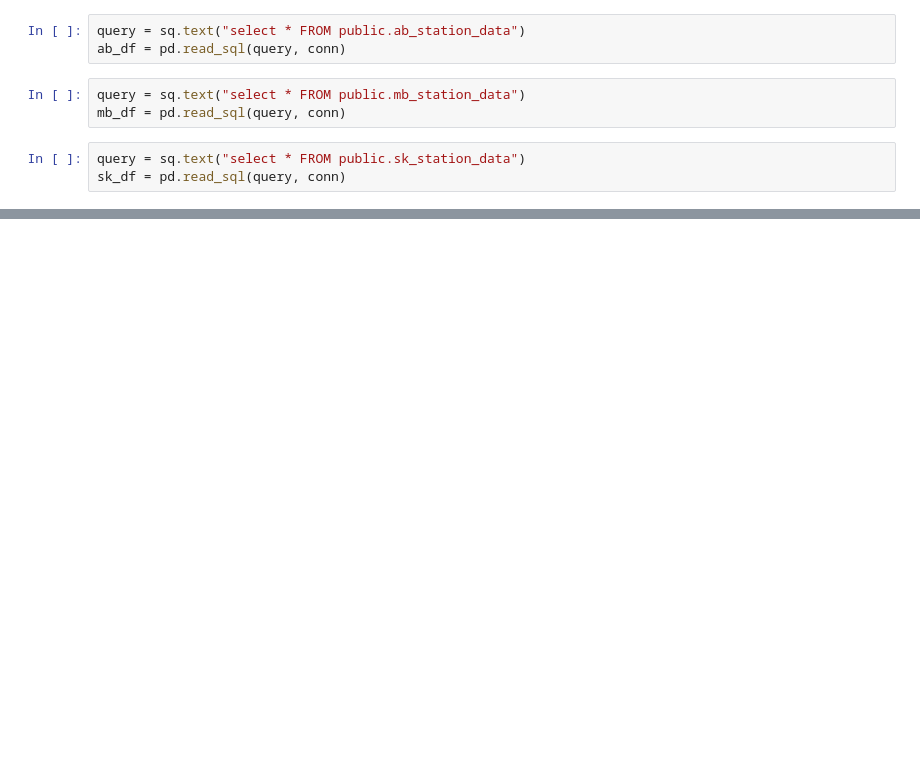
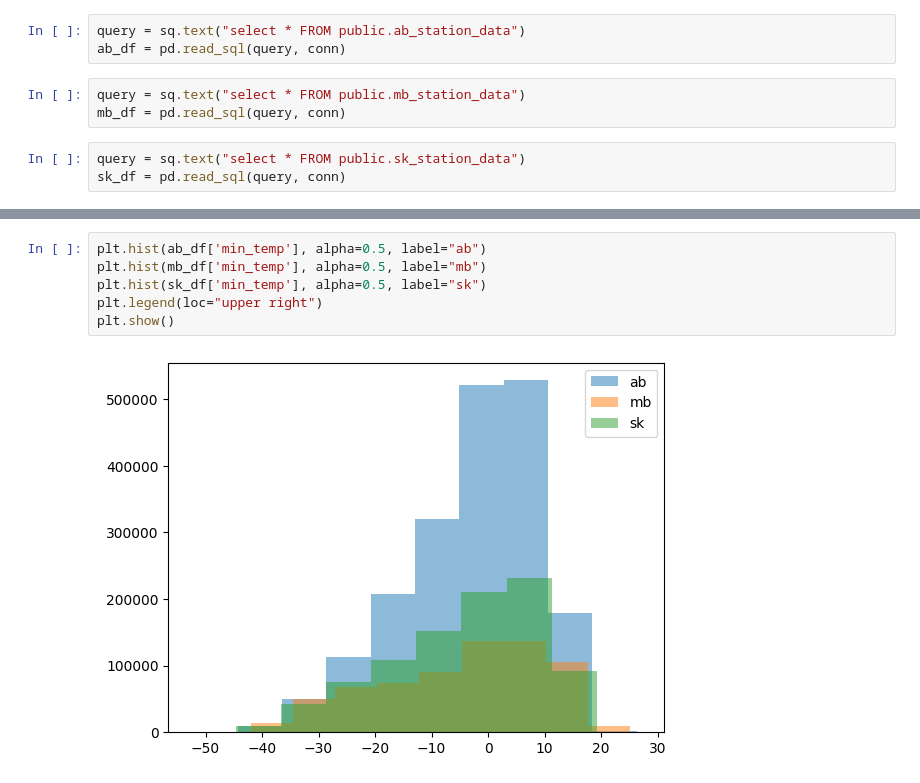
Before and after one commit to ChromaticPanic/CGC_Grain_Outcome_Predictions, a Jupyter notebook: src/WeatherStation/WeatherStationVisual.ipynb, the cells around one changed output, grey strips where cells are left out. Drawn from its saved outputs; the diff is of its cells as text; blank space fills up the shorter version.

```diff
--- a/src/WeatherStation/WeatherStationVisual.ipynb
+++ b/src/WeatherStation/WeatherStationVisual.ipynb
@@ -59,0 +95,8 @@ plt.show()
+# %%
+plt.hist(ab_df['min_temp'], alpha=0.5, label="ab")
+plt.hist(mb_df['min_temp'], alpha=0.5, label="mb")
+plt.hist(sk_df['min_temp'], alpha=0.5, label="sk")
+plt.legend(loc="upper right")
+plt.show()
+# %% [output]
+[figure, added]
```
Also changed, not shown: parts of 37 cells of this notebook.
